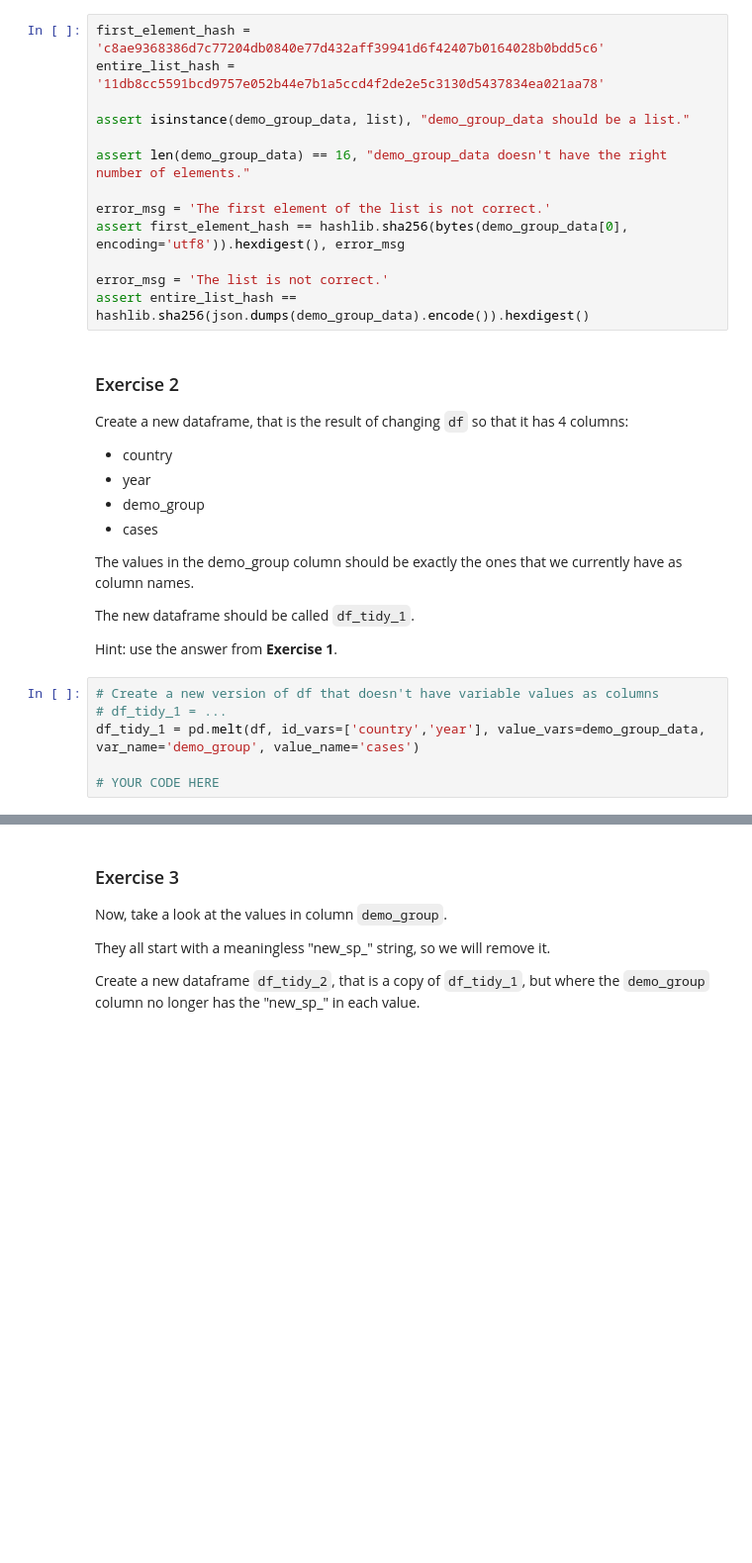
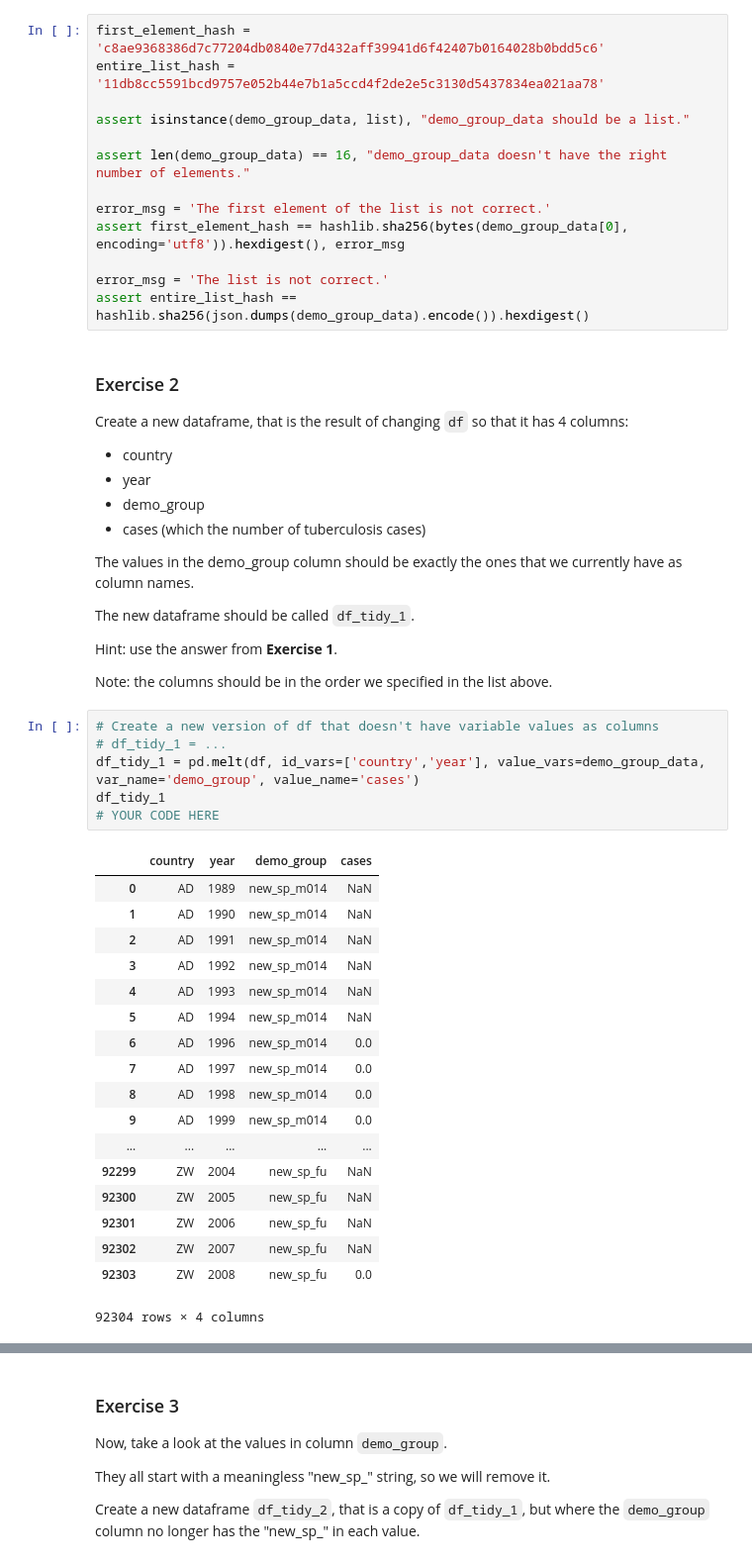
Before and after one commit to fcboss/data-science-academy-workspace, a Jupyter notebook: S01 - Bootcamp and Binary Classification/SLU06 - Dealing with Data Problems/Exercise notebook.ipynb, the cells around one changed output, grey strips where cells are left out. Shown at 99% size. Saved outputs shown, nothing was run; the diff lists cells and outputs as text; blank space fills up the shorter version.

```diff
--- a/S01 - Bootcamp and Binary Classification/SLU06 - Dealing with Data Problems/Exercise notebook.ipynb
+++ b/S01 - Bootcamp and Binary Classification/SLU06 - Dealing with Data Problems/Exercise notebook.ipynb
@@ -67,17 +71,38 @@ Create a new dataframe, that is the result of changing `df` so that it has 4 col
 - country
 - year
 - demo_group
-- cases
+- cases (which the number of tuberculosis cases)
 
 The values in the demo_group column should be exactly the ones that we currently have as column names.
 
 The new dataframe should be called `df_tidy_1`.
 
 Hint: use the answer from **Exercise 1**.
+
+Note: the columns should be in the order we specified in the list above.
 # %%
 # Create a new version of df that doesn't have variable values as columns
 # df_tidy_1 = ...
 df_tidy_1 = pd.melt(df, id_vars=['country','year'], value_vars=demo_group_data, var_name='demo_group', value_name='cases')
-
+df_tidy_1
 # YOUR CODE HERE
+# %% [output]
+|  | country | year | demo_group | cases |
+| 0 | AD | 1989 | new_sp_m014 | NaN |
+| 1 | AD | 1990 | new_sp_m014 | NaN |
+| 2 | AD | 1991 | new_sp_m014 | NaN |
+| 3 | AD | 1992 | new_sp_m014 | NaN |
+| 4 | AD | 1993 | new_sp_m014 | NaN |
+| 5 | AD | 1994 | new_sp_m014 | NaN |
+| 6 | AD | 1996 | new_sp_m014 | 0.0 |
+| 7 | AD | 1997 | new_sp_m014 | 0.0 |
+| 8 | AD | 1998 | new_sp_m014 | 0.0 |
+| 9 | AD | 1999 | new_sp_m014 | 0.0 |
+| ... | ... | ... | ... | ... |
+| 92299 | ZW | 2004 | new_sp_fu | NaN |
+| 92300 | ZW | 2005 | new_sp_fu | NaN |
+| 92301 | ZW | 2006 | new_sp_fu | NaN |
+| 92302 | ZW | 2007 | new_sp_fu | NaN |
+| 92303 | ZW | 2008 | new_sp_fu | 0.0 |
+92304 rows × 4 columns
 # %%
```
Also changed, not shown: parts of 26 cells of this notebook.
